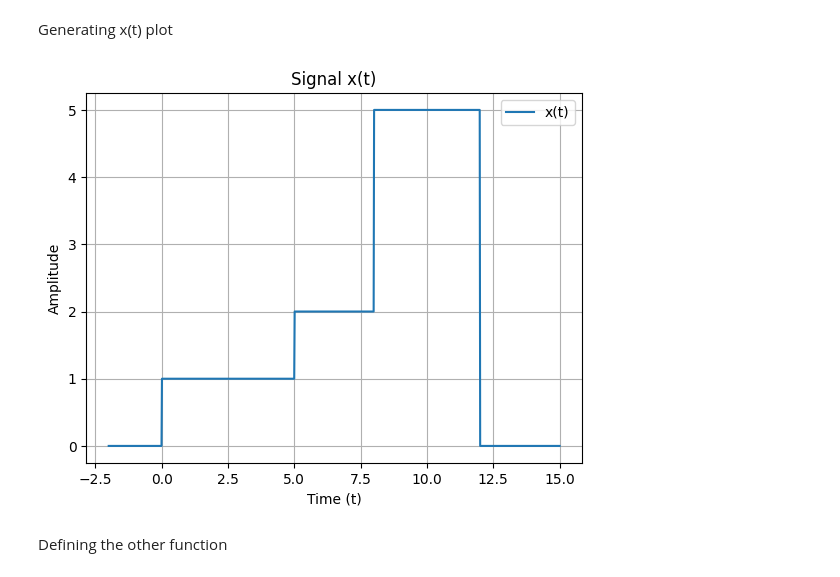
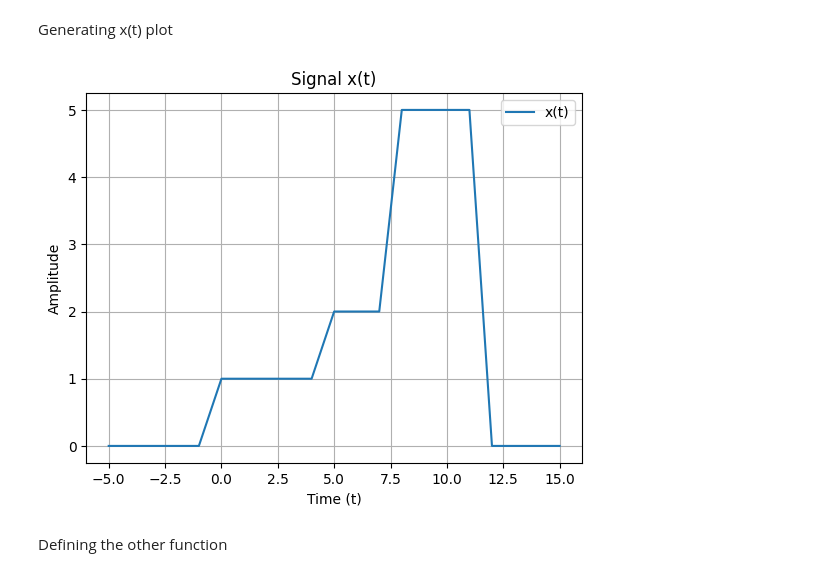
Before and after one commit to LifeHashed/Signals, a Jupyter notebook: Signals_2.ipynb, the cells around one changed output. Saved outputs shown, nothing was run; the diff lists cells and outputs as text; code cells hidden in the pictures.

```diff
--- a/Signals_2.ipynb
+++ b/Signals_2.ipynb
@@ -21,21 +21,21 @@ def x(t):
 Generating x(t) plot
 # %%
 # Generate time values
-t_values = np.linspace(-2, 15, 1000)  # Adjust the range as needed
+t_values = range(-5,16)  # Adjust the range as needed
 
 # Evaluate x(t) for each time value
 x_values = [x(t) for t in t_values]
 
 # Plot the signal
 plt.plot(t_values, x_values, label='x(t)')
 plt.title('Signal x(t)')
 plt.xlabel('Time (t)')
 plt.ylabel('Amplitude')
 plt.grid(True)
 plt.legend()
 plt.show()
 # %% [output]
-[figure, old version]
+[figure, new version]
 # %% [markdown]
 Defining the other function
 # %%
```
Also changed, not shown: parts of 17 cells of this notebook.
